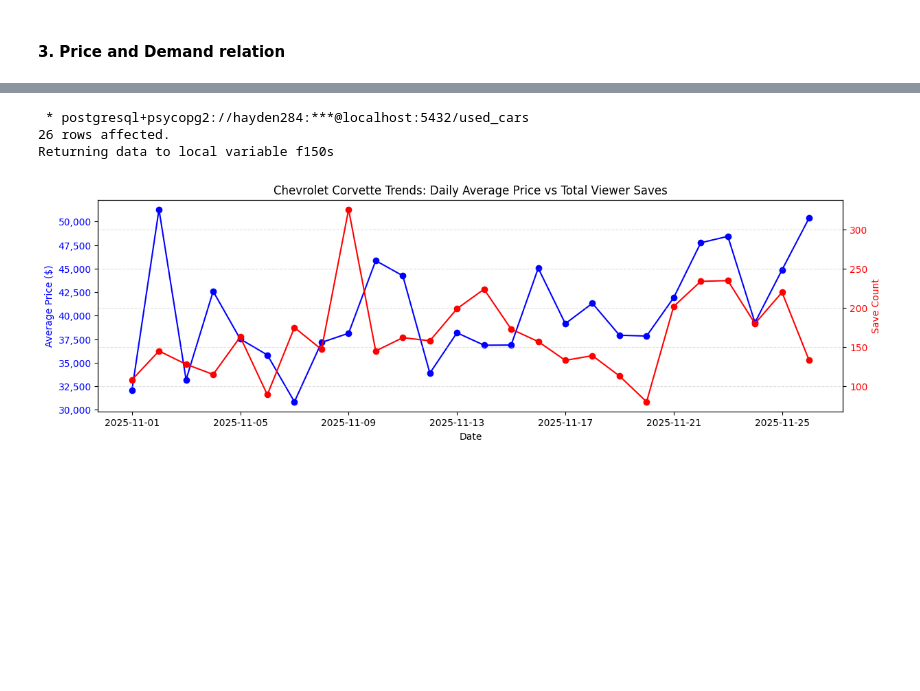
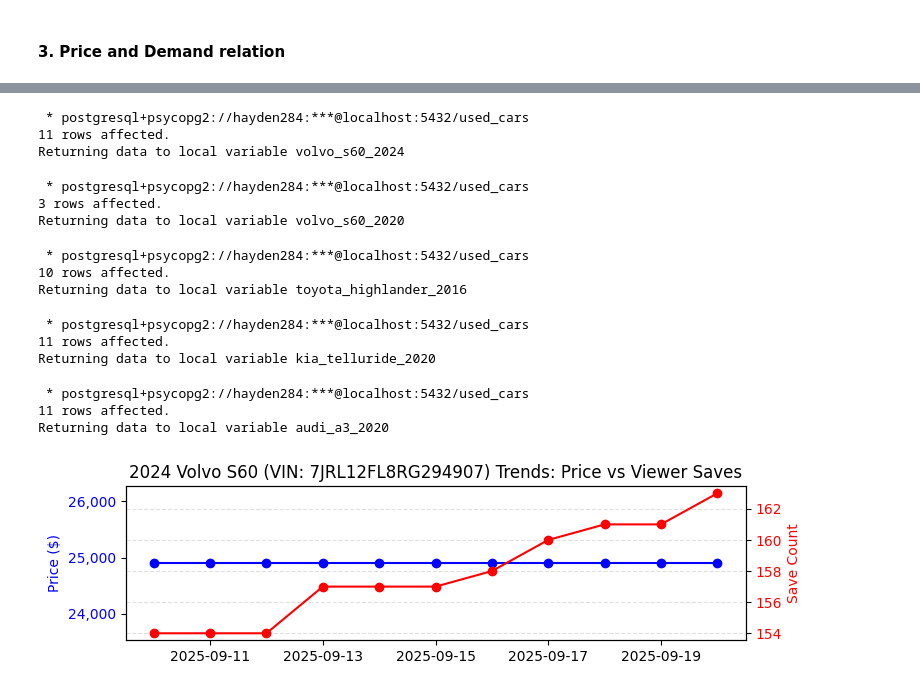
Before and after one commit to hayden-huynh/Used-Car-Market-Analysis, a Jupyter notebook: data-analysis/market-analysis.ipynb, the cells around one changed output, grey strips where cells are left out. Drawn from its saved outputs; the diff is of its cells as text; code cells hidden in the pictures; blank space fills up the shorter version.

```diff
--- a/data-analysis/market-analysis.ipynb
+++ b/data-analysis/market-analysis.ipynb
@@ -557,42 +549,70 @@ Returning data to local variable silverado1500s
 # %%
-%%sql f150s <<
-SELECT f.created_at::date AS date,
-    SUM(f.save_count) AS saves,
-    ROUND(AVG(f.price)::numeric, 0) AS avg_price
-FROM fact_latest_listing_per_date f JOIN dim_car c
-    ON f.vin = c.vin
-WHERE f.created_at::date >= '2025-11-01'
-    AND c.make = 'Ford'
-    AND c.model = 'F-150'
-GROUP BY f.created_at::date
+%%sql volvo_s60_2024 <<
+SELECT created_at::date AS date, save_count AS saves, price
+FROM fact_latest_listing_per_date
+WHERE vin = '7JRL12FL8RG294907'
 # %% [output]
  * postgresql+psycopg2://hayden284:***@localhost:5432/used_cars
-26 rows affected.
-Returning data to local variable f150s
+11 rows affected.
+Returning data to local variable volvo_s60_2024
+# %%
+%%sql volvo_s60_2020 <<
+SELECT created_at::date AS date, save_count AS saves, price
+FROM fact_latest_listing_per_date
+WHERE vin = '7JR102FM6LG037481'
+# %% [output]
+ * postgresql+psycopg2://hayden284:***@localhost:5432/used_cars
+3 rows affected.
+Returning data to local variable volvo_s60_2020
+# %%
+%%sql toyota_highlander_2016 <<
+SELECT created_at::date AS date, save_count AS saves, price
+FROM fact_latest_listing_per_date
+WHERE vin = '5TDKKRFH6GS158922'
+# %% [output]
+ * postgresql+psycopg2://hayden284:***@localhost:5432/used_cars
+10 rows affected.
+Returning data to local variable toyota_highlander_2016
+# %%
+%%sql kia_telluride_2020 <<
+SELECT created_at::date AS date, save_count AS saves, price
+FROM fact_latest_listing_per_date
+WHERE vin = '5XYP2DHC8LG008991'
+# %% [output]
+ * postgresql+psycopg2://hayden284:***@localhost:5432/used_cars
+11 rows affected.
+Returning data to local variable kia_telluride_2020
+# %%
+%%sql audi_a3_2020 <<
+SELECT created_at::date AS date, save_count AS saves, price
+FROM fact_latest_listing_per_date
+WHERE vin = 'WAUAUGFF7LA075254'
+# %% [output]
+ * postgresql+psycopg2://hayden284:***@localhost:5432/used_cars
+11 rows affected.
+Returning data to local variable audi_a3_2020
 # %%
-corvettes_df = corvettes.DataFrame()
-corvettes_df['avg_price'] = pd.to_numeric(corvettes_df['avg_price'])
+df = volvo_s60_2024.DataFrame()
 
-fig, ax1 = plt.subplots(figsize=(14,4))
+fig, ax1 = plt.subplots(figsize=(8,2))
 
-# --- First line: Average Price ---
-ax1.plot(corvettes_df["date"], corvettes_df["avg_price"], color="blue", marker="o", label="Average Price")
-ax1.set_xlabel("Date")
-ax1.set_ylabel("Average Price ($)", color="blue")
+# --- First line: Price ---
+ax1.plot(df["date"], df["price"], color="blue", marker="o", label="Price")
+ax1.set_ylabel("Price ($)", color="blue")
 ax1.tick_params(axis="y", labelcolor="blue")
 ax1.yaxis.set_major_formatter(mtick.StrMethodFormatter("{x:,.0f}"))
 
 # --- Second line: Save Count (secondary y-axis) ---
 ax2 = ax1.twinx()
-ax2.plot(corvettes_df["date"], corvettes_df["saves"], color="red", marker="o", label="Total Saves")
+ax2.plot(df["date"], df["saves"], color="red", marker="o", label="Saves")
 ax2.set_ylabel("Save Count", color="red")
 ax2.tick_params(axis="y", labelcolor="red")
 ax2.yaxis.set_major_formatter(mtick.StrMethodFormatter("{x:,.0f}"))
 
-plt.title("Chevrolet Corvette Trends: Daily Average Price vs Total Viewer Saves")
+plt.title("2024 Volvo S60 (VIN: 7JRL12FL8RG294907) Trends: Price vs Viewer Saves")
 plt.grid(True, axis="both", linestyle="--", alpha=0.4)
 
 plt.show()
 # %% [output]
-[figure, old version]
+[figure, new version]
 # %%
```
Also changed, not shown: parts of 9 cells of this notebook.
